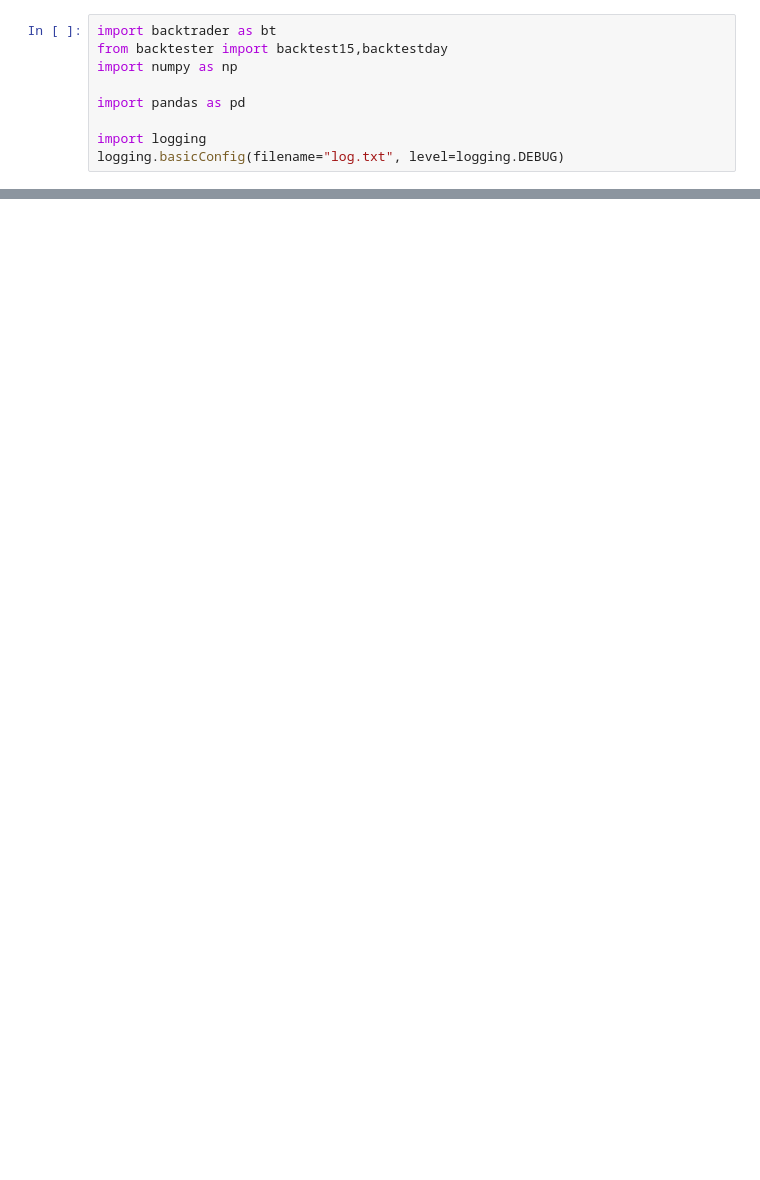
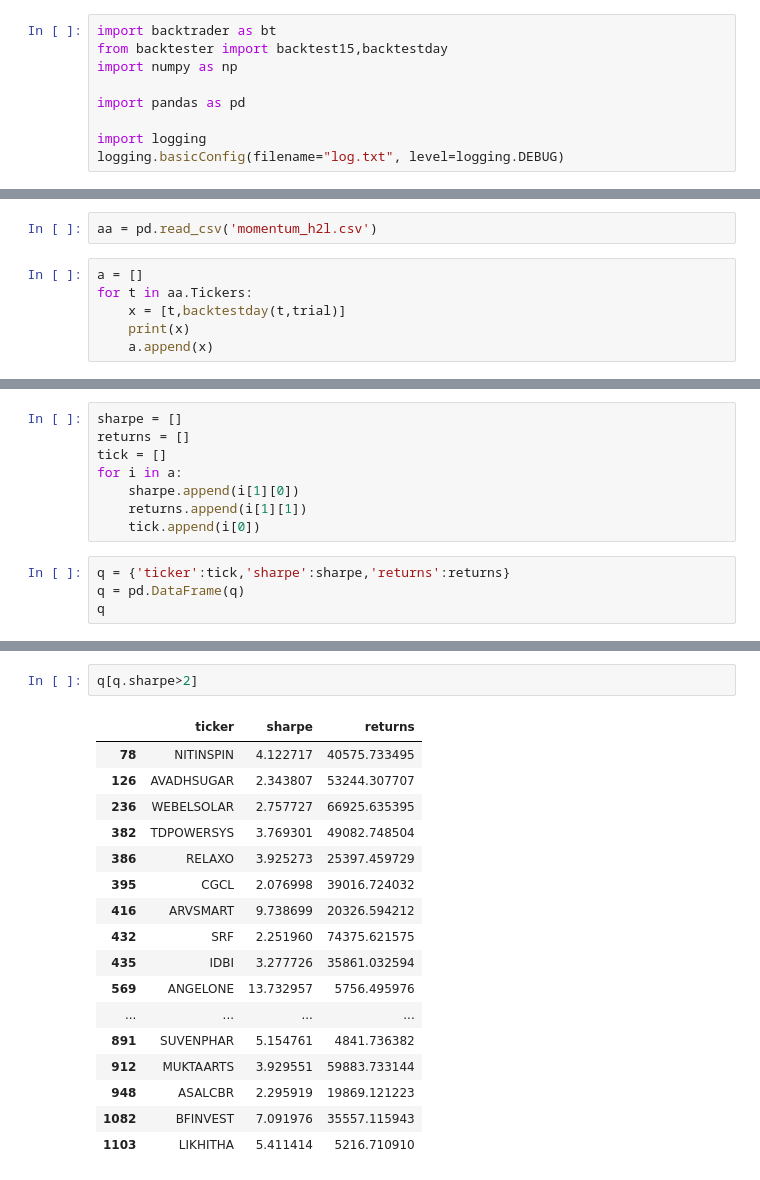
Before and after one commit to ramashisx/Inter-IIT_Qunatinsti, a Jupyter notebook: Raghav.ipynb, the cells around one changed output, grey strips where cells are left out. Cells and saved outputs as stored; diff of their text form; blank space fills up the shorter version.

Commit message:
trial

```diff
--- a/Raghav.ipynb
+++ b/Raghav.ipynb
@@ -73,0 +70,8 @@ Final Portfolio Value: 146108.25
+# %%
+aa = pd.read_csv('momentum_h2l.csv')
+# %%
+a = []
+for t in aa.Tickers:
+    x = [t,backtestday(t,trial)]
+    print(x)
+    a.append(x)
@@ -73,0 +101,12 @@ Final Portfolio Value: 146108.25
+# %%
+sharpe = []
+returns = []
+tick = []
+for i in a:
+    sharpe.append(i[1][0])
+    returns.append(i[1][1])
+    tick.append(i[0])
+# %%
+q = {'ticker':tick,'sharpe':sharpe,'returns':returns}
+q = pd.DataFrame(q)
+q
@@ -73,0 +127,20 @@ Final Portfolio Value: 146108.25
+# %%
+q[q.sharpe>2]
+# %% [output]
+|  | ticker | sharpe | returns |
+| 78 | NITINSPIN | 4.122717 | 40575.733495 |
+| 126 | AVADHSUGAR | 2.343807 | 53244.307707 |
+| 236 | WEBELSOLAR | 2.757727 | 66925.635395 |
+| 382 | TDPOWERSYS | 3.769301 | 49082.748504 |
+| 386 | RELAXO | 3.925273 | 25397.459729 |
+| 395 | CGCL | 2.076998 | 39016.724032 |
+| 416 | ARVSMART | 9.738699 | 20326.594212 |
+| 432 | SRF | 2.251960 | 74375.621575 |
+| 435 | IDBI | 3.277726 | 35861.032594 |
+| 569 | ANGELONE | 13.732957 | 5756.495976 |
+| ... | ... | ... | ... |
+| 891 | SUVENPHAR | 5.154761 | 4841.736382 |
+| 912 | MUKTAARTS | 3.929551 | 59883.733144 |
+| 948 | ASALCBR | 2.295919 | 19869.121223 |
+| 1082 | BFINVEST | 7.091976 | 35557.115943 |
+| 1103 | LIKHITHA | 5.411414 | 5216.710910 |
```
Also changed, not shown: parts of 11 cells of this notebook, 5 other files.
